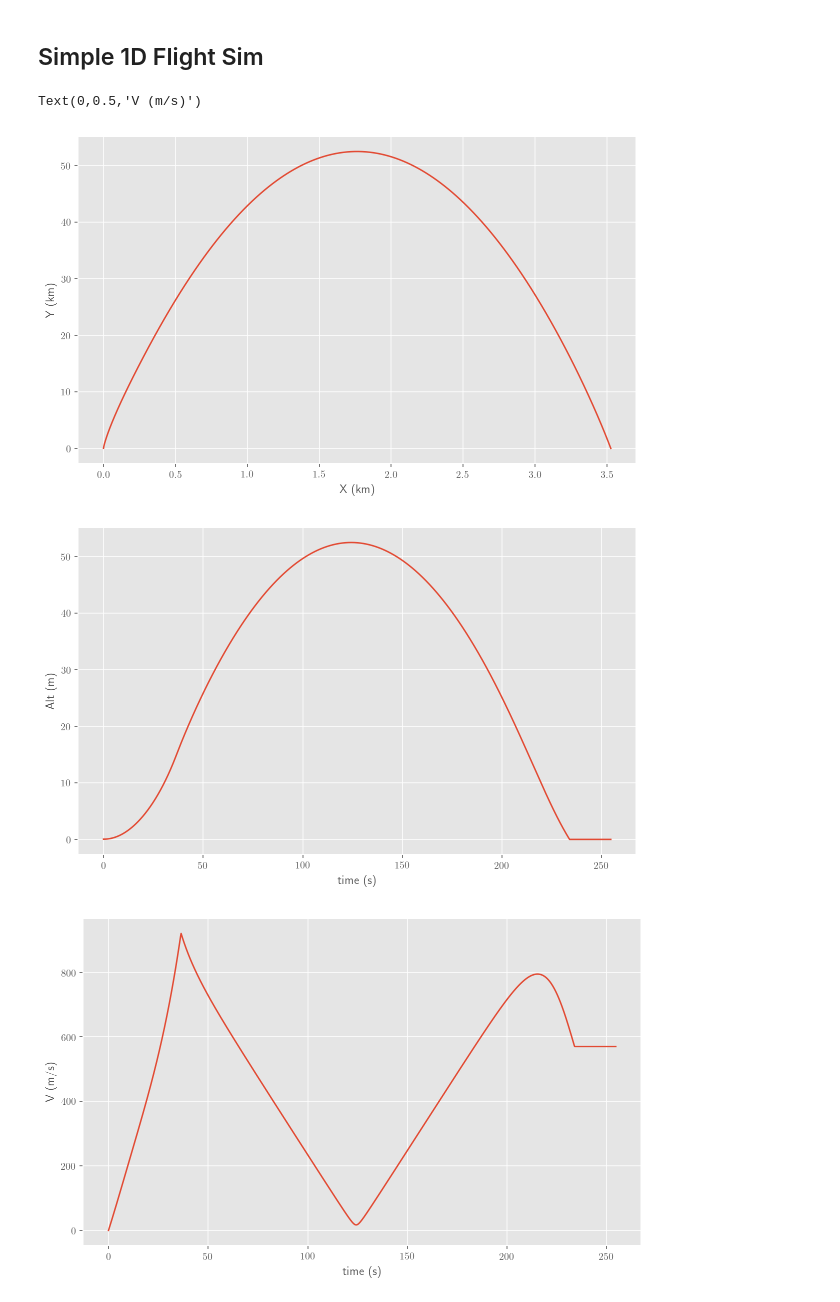
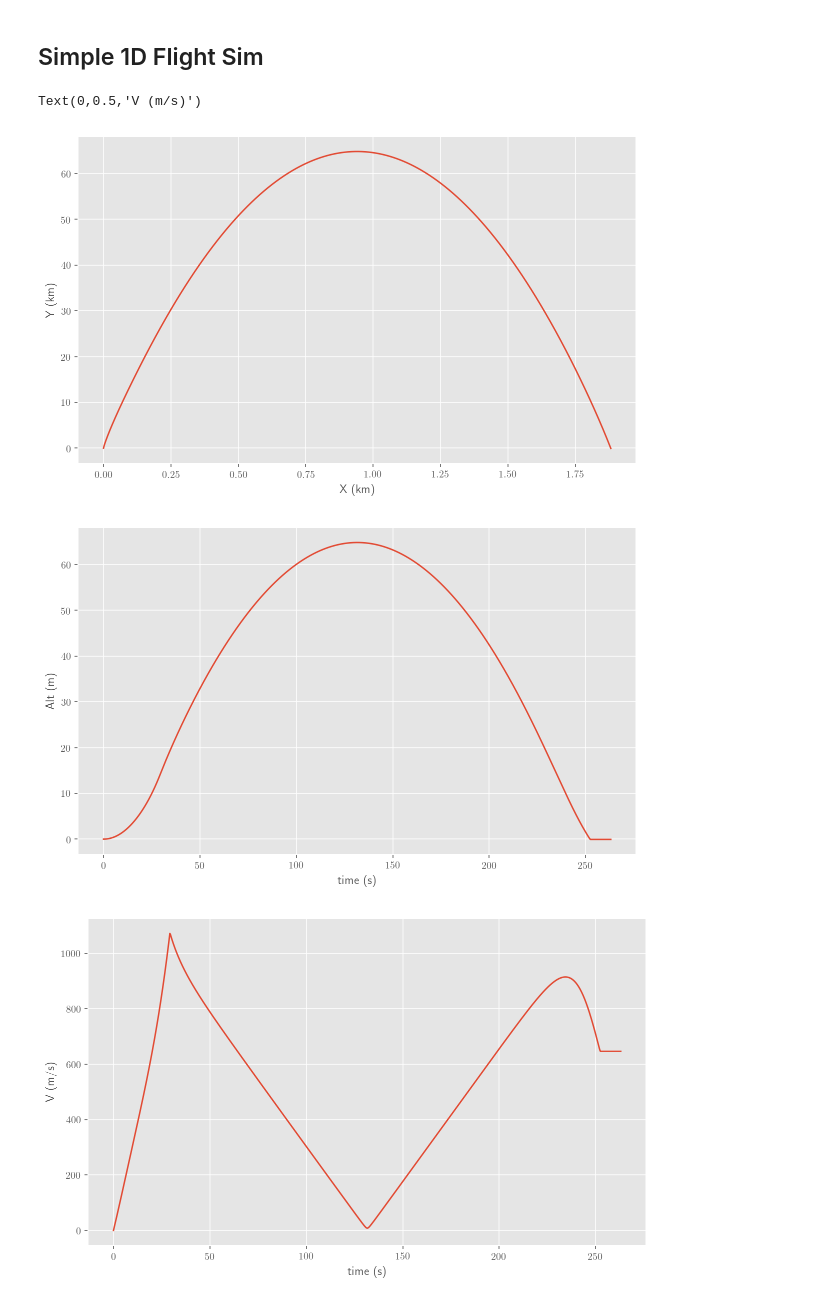
Before and after one commit to jonnydyer/PumpFedHybrid, a Jupyter notebook: RocketPerformance.ipynb, the cells around one changed output. Drawn from its saved outputs; the diff is of its cells as text; code cells hidden in the pictures.

```diff
--- a/RocketPerformance.ipynb
+++ b/RocketPerformance.ipynb
@@ -62,7 +62,7 @@ E_batt = 100 * 3600.              # J / kg
 # Pressures
 POT = 70.     # Psia
 Pc = 500.   # Psia
-T_SL = 700 * lbf_to_N      # Newtons
+T_SL = 800 * lbf_to_N      # Newtons
 # %% [markdown]
 ## Paraffin / LOX performance
 # %%
@@ -108,5 +108,6 @@ plt.legend(loc='best')
 # %%
 # Rocket Performance
+p = ppp.FrozenPerformance()
 p.add_propellants_by_mass([(fuel, 1.0), (o2, OF_design_point)])
 p.set_state(P=Pc / atm_to_psia, Ae_At=Ae_At)
 Pe = p.properties[2].P
@@ -314,34 +315,34 @@ def EoM2D(y, t, mdotv, mdot_cc_frac, Cmatch, Pe, Adotm0, beta, v_po, tf):
         ddV_deliv = 0.
     return dy, [alt, Pa, rho, ddV_deliv, T]
 
 gamma0 = 89.9* pi /180.
 v_po = 5.
 y0 = [m0, 0, 0, 0, gamma0, 0, 0, 0]
 t0 = 0.
 
-t, y, meta = rk45(EoM2D, y0, t_burn*7, 1000,
+t, y, meta = rk45(EoM2D, y0, t_burn*9, 1000,
                   args=([mdot,mdot], 1.0, C_matched, Pe,
                         Adotm, 0.4 * pi * OD_rocket**2 / 4 / m0,
                         v_po, t_burn))
 
 alt_bo = y[-1, 2]
 
 plt.figure()
 plt.plot(y[:, 1]/1e3, y[:, 2]/1e3)
 plt.xlabel('X (km)')
 plt.ylabel('Y (km)')
 
 plt.figure()
 plt.plot(t, y[:, 2]/1e3)
 plt.xlabel('time (s)')
 plt.ylabel('Alt (m)')
 
 plt.figure()
 plt.plot(t, y[:, 3])
 plt.xlabel('time (s)')
 plt.ylabel('V (m/s)')
 # %% [output]
 Text(0,0.5,'V (m/s)')
-[figure, old version]
+[figure, new version]
-[figure, old version]
+[figure, new version]
-[figure, old version]
+[figure, new version]
```
Also changed, not shown: parts of 2 cells of this notebook, 1 other file.
